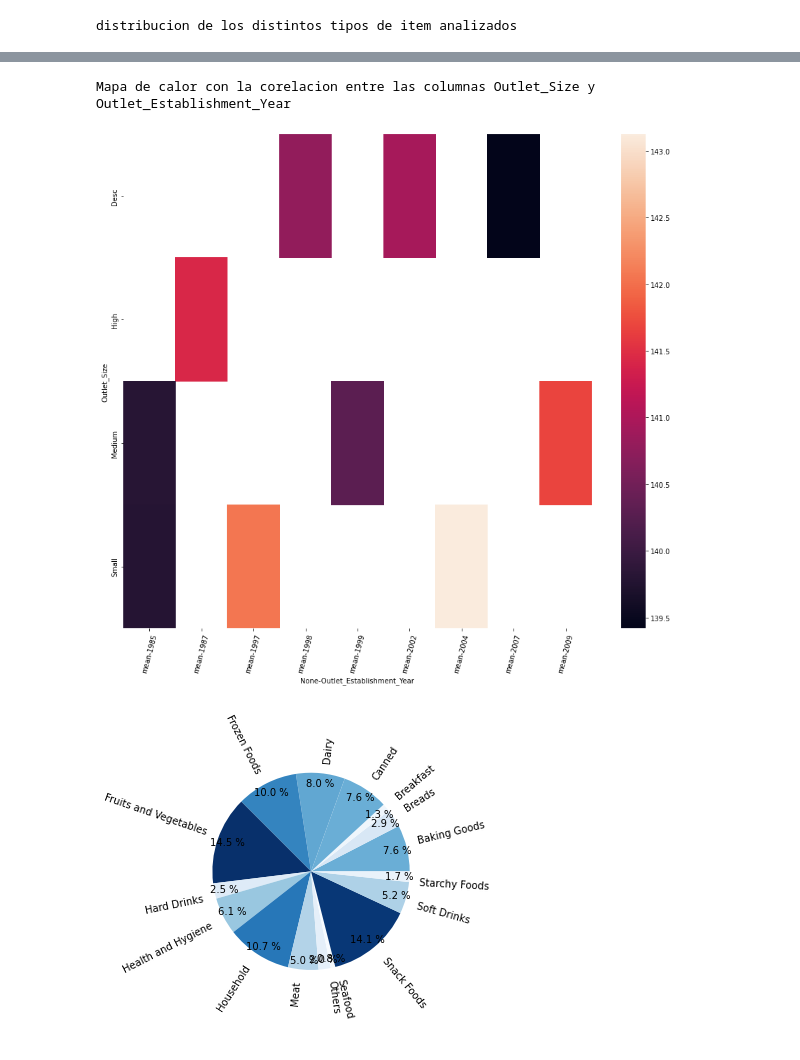
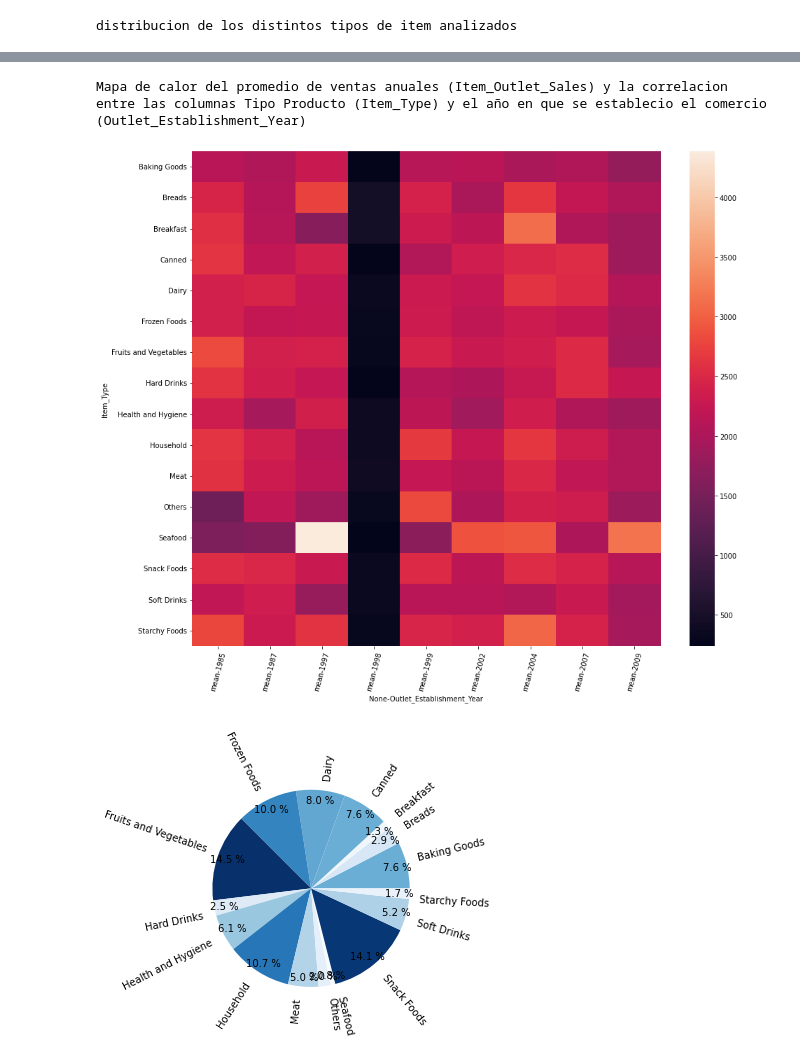
Before and after one commit to Jorge2018/prediccion_ventas, a Jupyter notebook: prediccion_ventas04.ipynb, the cells around one changed output, grey strips where cells are left out. Drawn from its saved outputs; the diff is of its cells as text; code cells hidden in the pictures.

```diff
--- a/prediccion_ventas04.ipynb
+++ b/prediccion_ventas04.ipynb
@@ -158,12 +163,12 @@ resumen estadistico entre el peso (Weight) y el MRP
 # %%
-pivot=pd.pivot_table(df,values='Item_MRP',index='Outlet_Size',columns='Outlet_Establishment_Year', aggfunc=[np.mean])
-figura=plt.figure(figsize=(15,13))
-plt.xticks(rotation=75,fontsize=10)
-ax = sns.heatmap(pivot);
-print('Mapa de calor con la corelacion entre las columnas Outlet_Size y Outlet_Establishment_Year\n')
+pivot=pd.pivot_table(df,values='Item_Outlet_Sales',index='Item_Type',columns='Outlet_Establishment_Year', aggfunc=[np.mean]) #Crea df pivot y promedio de sus valores (Item_Outlet_Sales)
+figura=plt.figure(figsize=(15,13))  #Crea grafo e indica tamaño de este
+plt.xticks(rotation=75,fontsize=10) #Indica rotacion y tamaño de fuente de la leyenda del eje x
+ax = sns.heatmap(pivot);            #muestra grafo
+print('Mapa de calor del promedio de ventas anuales (Item_Outlet_Sales) y la correlacion entre las columnas Tipo Producto (Item_Type) y el año en que se establecio el comercio (Outlet_Establishment_Year)\n')
 # %% [output]
-Mapa de calor con la corelacion entre las columnas Outlet_Size y Outlet_Establishment_Year
+Mapa de calor del promedio de ventas anuales (Item_Outlet_Sales) y la correlacion entre las columnas Tipo Producto (Item_Type) y el año en que se establecio el comercio (Outlet_Establishment_Year)
-[figure, old version]
+[figure, new version]
 # %%
 from matplotlib import cm
 from matplotlib import colors
```
Also changed, not shown: parts of 4 cells of this notebook.
